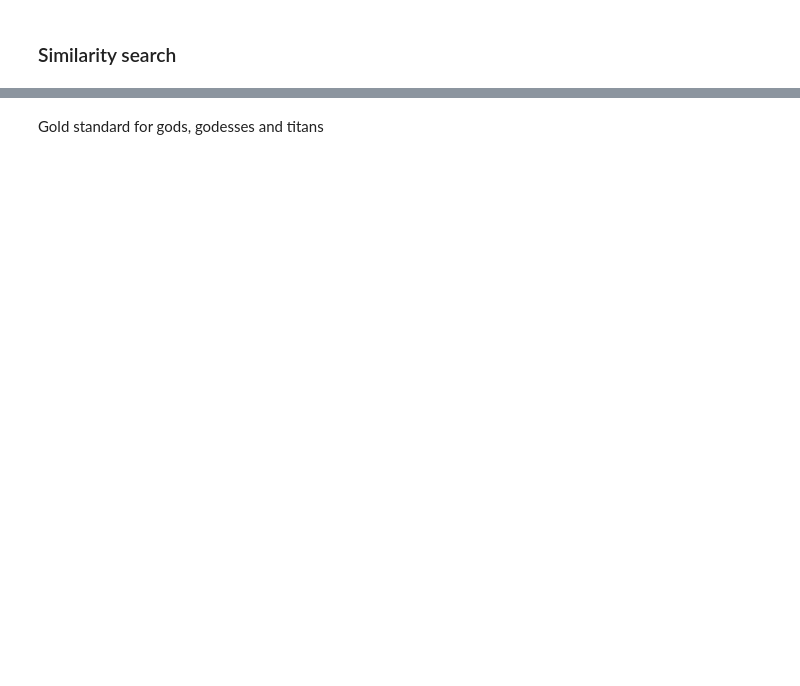
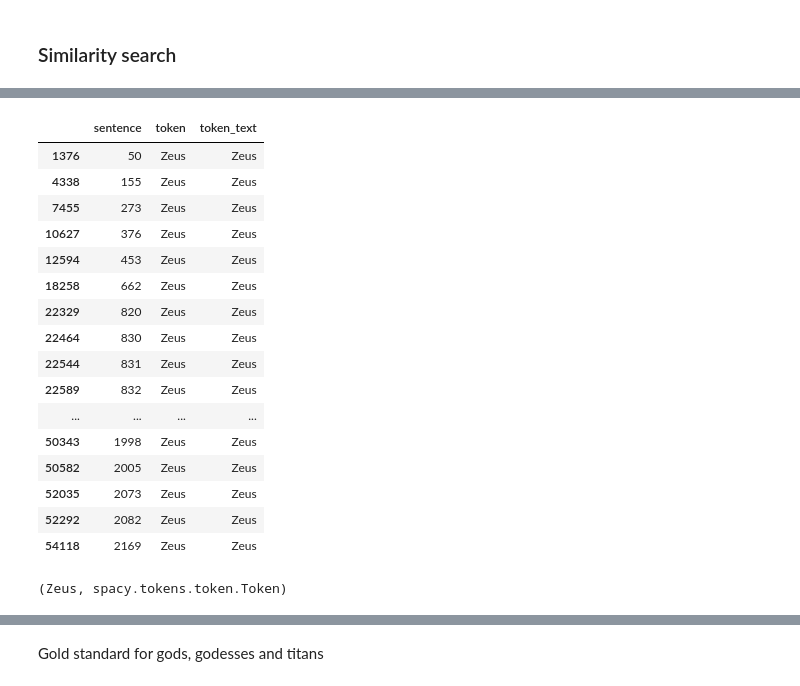
Before and after one commit to AttilaVM/computer-linguistics, a Jupyter notebook: content/NLP_tutorial.ipynb, the cells around one changed output, grey strips where cells are left out. Cells and saved outputs as stored; diff of their text form; code cells hidden in the pictures; blank space fills up the shorter version.

```diff
--- a/content/NLP_tutorial.ipynb
+++ b/content/NLP_tutorial.ipynb
@@ -522,7 +562,27 @@ df_spacy
 # %%
-zeus_tokens = df_spacy[df_spacy["token"].apply(lambda t: t.text == "Zeus")]
+zeus_tokens = df_spacy[df_spacy["token"].apply(lambda t: t.text == "Zeus")].copy()
 zeus_tokens
+# %% [output]
+|  | sentence | token | token_text |
+| 1376 | 50 | Zeus | Zeus |
+| 4338 | 155 | Zeus | Zeus |
+| 7455 | 273 | Zeus | Zeus |
+| 10627 | 376 | Zeus | Zeus |
+| 12594 | 453 | Zeus | Zeus |
+| 18258 | 662 | Zeus | Zeus |
+| 22329 | 820 | Zeus | Zeus |
+| 22464 | 830 | Zeus | Zeus |
+| 22544 | 831 | Zeus | Zeus |
+| 22589 | 832 | Zeus | Zeus |
+| ... | ... | ... | ... |
+| 50343 | 1998 | Zeus | Zeus |
+| 50582 | 2005 | Zeus | Zeus |
+| 52035 | 2073 | Zeus | Zeus |
+| 52292 | 2082 | Zeus | Zeus |
+| 54118 | 2169 | Zeus | Zeus |
 # %%
 token_zeus = zeus_tokens.iloc[1]["token"]
 (token_zeus, type(token_zeus))
+# %% [output]
+(Zeus, spacy.tokens.token.Token)
 # %%
```
Also changed, not shown: parts of 23 cells of this notebook, 1 other file.
